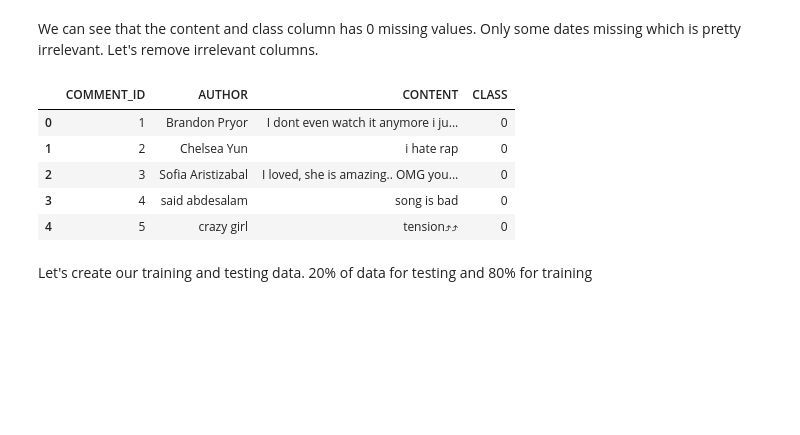
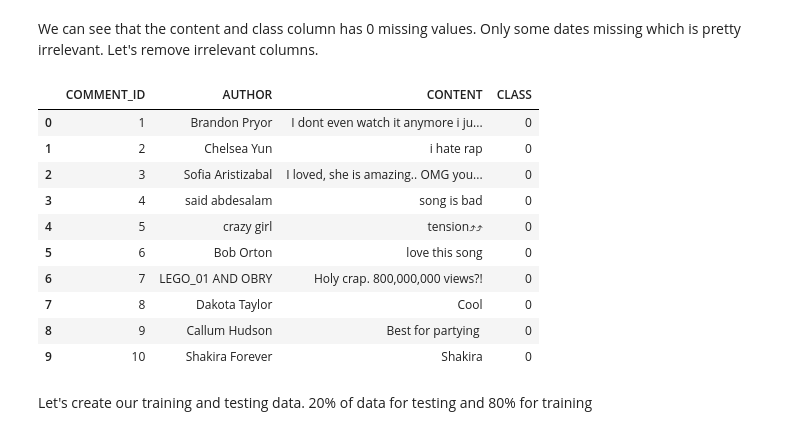
Before and after one commit to schandrachary/STA314, a Jupyter notebook: classifier.ipynb, the cells around one changed output. Drawn from its saved outputs; the diff is of its cells as text; code cells hidden in the pictures; blank space fills up the shorter version.

```diff
--- a/classifier.ipynb
+++ b/classifier.ipynb
@@ -42,14 +85,19 @@ We can see that the content and class column has 0 missing values. Only some dat
 # %%
 df = df.drop(["DATE", "VIDEO_NAME"], axis = 1)
 # %%
-df.head()
+df.head(10)
 # %% [output]
 |  | COMMENT_ID | AUTHOR | CONTENT | CLASS |
 | 0 | 1 | Brandon Pryor | I dont even watch it anymore i ju... | 0 |
 | 1 | 2 | Chelsea Yun | i hate rap﻿ | 0 |
 | 2 | 3 | Sofia Aristizabal | I loved, she is amazing.. OMG you... | 0 |
 | 3 | 4 | said abdesalam | song is bad﻿ | 0 |
 | 4 | 5 | crazy girl | tension⤴︎⤴︎﻿ | 0 |
+| 5 | 6 | Bob Orton | love this song﻿ | 0 |
+| 6 | 7 | LEGO_01 AND OBRY | Holy crap. 800,000,000 views?!﻿ | 0 |
+| 7 | 8 | Dakota Taylor | Cool﻿ | 0 |
+| 8 | 9 | Callum Hudson | Best for partying ﻿ | 0 |
+| 9 | 10 | Shakira Forever | Shakira﻿ | 0 |
 # %% [markdown]
 Let's create our training and testing data. 20% of data for testing and 80% for training
 # %%
```
Also changed, not shown: parts of 10 cells of this notebook.
